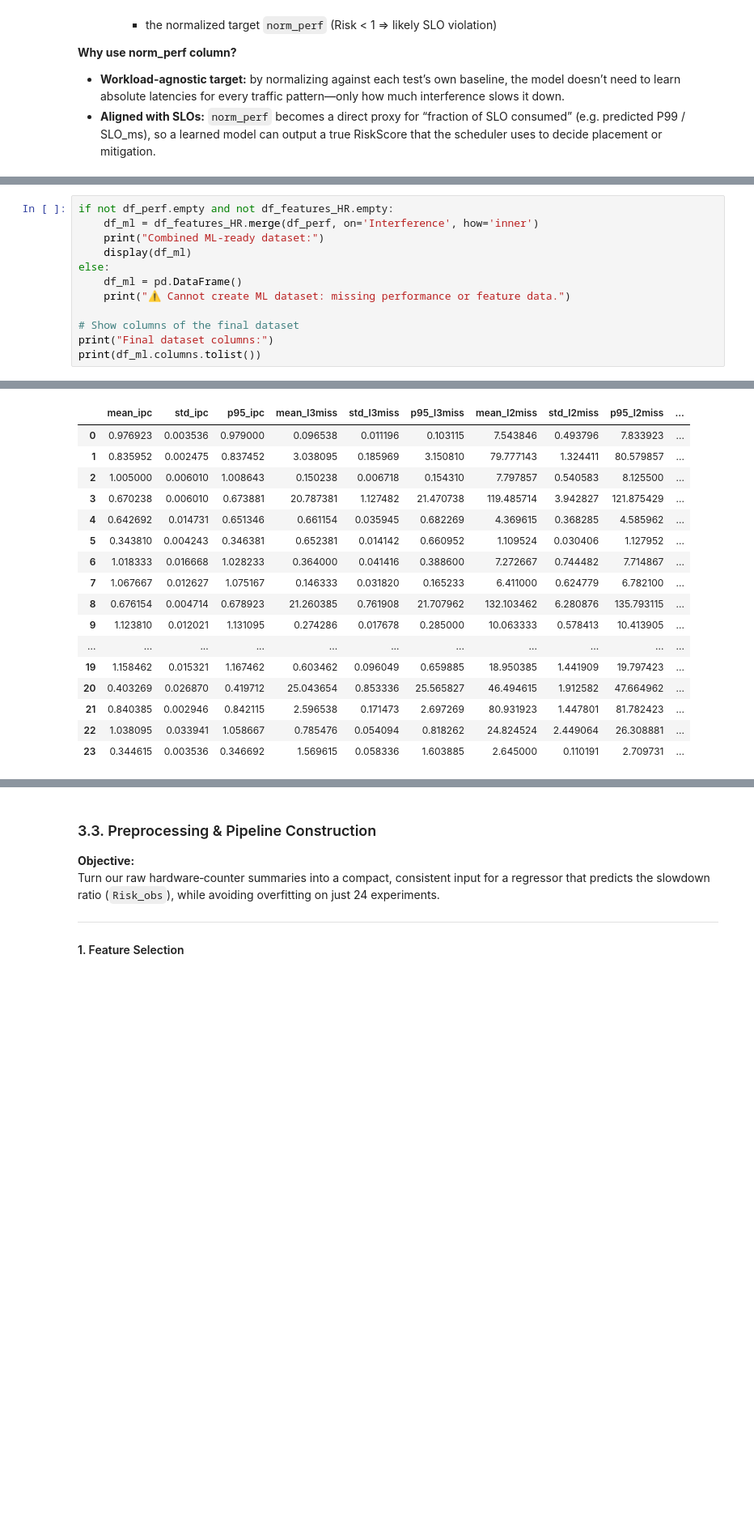
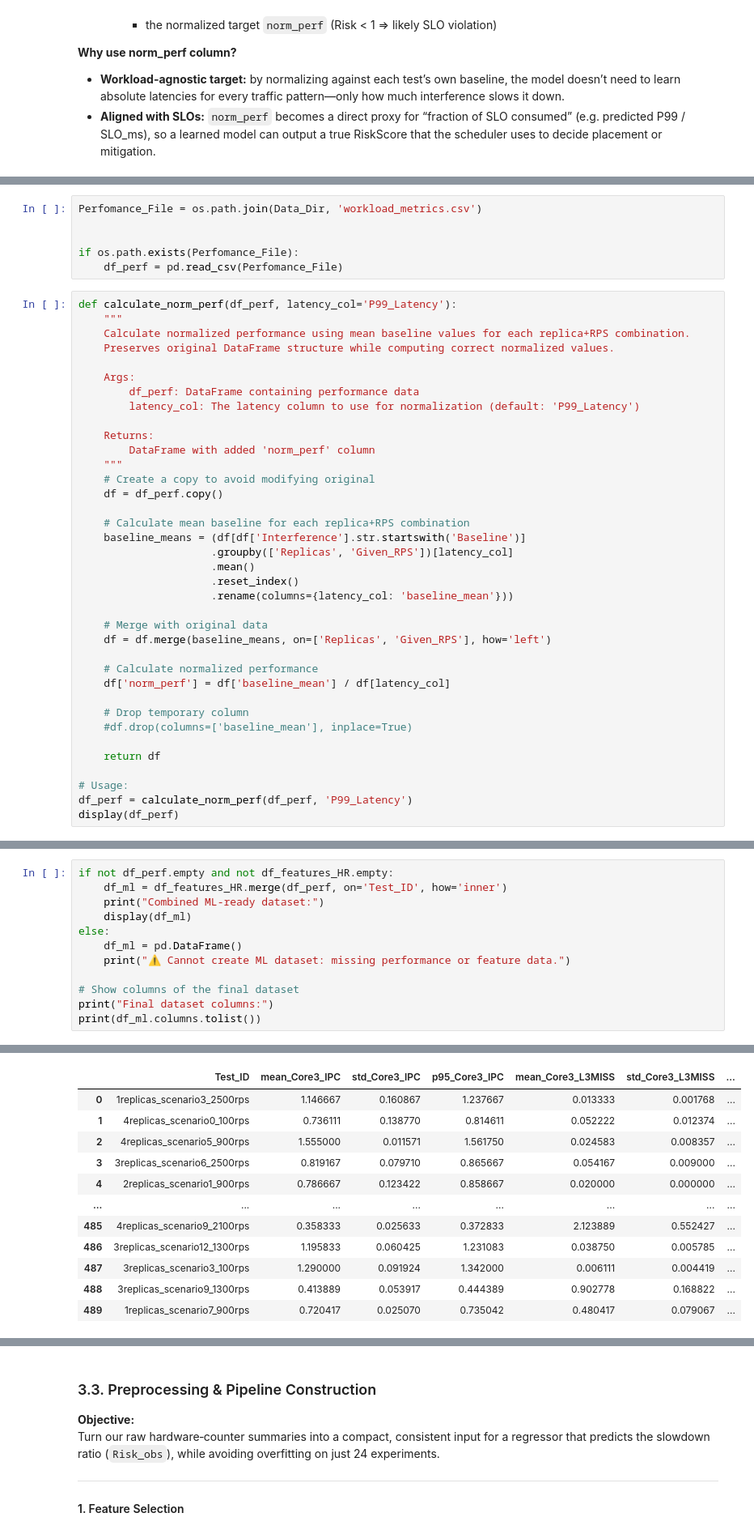
Before and after one commit to georgakopoulosgeo/Interference_Thesis_NTUA, a Jupyter notebook: profiling/slowdown_predictor.ipynb, the cells around one changed output, grey strips where cells are left out. Shown at 81% size. Saved outputs shown, nothing was run; the diff lists cells and outputs as text; blank space fills up the shorter version.

```diff
--- a/profiling/slowdown_predictor.ipynb
+++ b/profiling/slowdown_predictor.ipynb
@@ -659,0 +626,43 @@ display(df_perf.head(5))
+# %%
+Perfomance_File = os.path.join(Data_Dir, 'workload_metrics.csv')
+
+
+if os.path.exists(Perfomance_File):
+    df_perf = pd.read_csv(Perfomance_File)
+# %%
+def calculate_norm_perf(df_perf, latency_col='P99_Latency'):
+    """
+    Calculate normalized performance using mean baseline values for each replica+RPS combination.
+    Preserves original DataFrame structure while computing correct normalized values.
+
+    Args:
+        df_perf: DataFrame containing performance data
+        latency_col: The latency column to use for normalization (default: 'P99_Latency')
+
+    Returns:
+        DataFrame with added 'norm_perf' column
+    """
+    # Create a copy to avoid modifying original
+    df = df_perf.copy()
+
+    # Calculate mean baseline for each replica+RPS combination
+    baseline_means = (df[df['Interference'].str.startswith('Baseline')]
+                     .groupby(['Replicas', 'Given_RPS'])[latency_col]
+                     .mean()
+                     .reset_index()
+                     .rename(columns={latency_col: 'baseline_mean'}))
+
+    # Merge with original data
+    df = df.merge(baseline_means, on=['Replicas', 'Given_RPS'], how='left')
+
+    # Calculate normalized performance
+    df['norm_perf'] = df['baseline_mean'] / df[latency_col]
+
+    # Drop temporary column
+    #df.drop(columns=['baseline_mean'], inplace=True)
+
+    return df
+
+# Usage:
+df_perf = calculate_norm_perf(df_perf, 'P99_Latency')
+display(df_perf)
@@ -660,31 +683,26 @@ display(df_perf.head(5))
 # %%
 if not df_perf.empty and not df_features_HR.empty:
-    df_ml = df_features_HR.merge(df_perf, on='Interference', how='inner')
+    df_ml = df_features_HR.merge(df_perf, on='Test_ID', how='inner')
     print("Combined ML-ready dataset:")
     display(df_ml)
 else:
     df_ml = pd.DataFrame()
     print("⚠️ Cannot create ML dataset: missing performance or feature data.")
 
 # Show columns of the final dataset
 print("Final dataset columns:")
 print(df_ml.columns.tolist())
 # %% [output]
 Combined ML-ready dataset:
-|  | mean_ipc | std_ipc | p95_ipc | mean_l3miss | std_l3miss | p95_l3miss | mean_l2miss | std_l2miss | p95_l2miss | ... |
-| 0 | 0.976923 | 0.003536 | 0.979000 | 0.096538 | 0.011196 | 0.103115 | 7.543846 | 0.493796 | 7.833923 | ... |
-| 1 | 0.835952 | 0.002475 | 0.837452 | 3.038095 | 0.185969 | 3.150810 | 79.777143 | 1.324411 | 80.579857 | ... |
-| 2 | 1.005000 | 0.006010 | 1.008643 | 0.150238 | 0.006718 | 0.154310 | 7.797857 | 0.540583 | 8.125500 | ... |
-| 3 | 0.670238 | 0.006010 | 0.673881 | 20.787381 | 1.127482 | 21.470738 | 119.485714 | 3.942827 | 121.875429 | ... |
-| 4 | 0.642692 | 0.014731 | 0.651346 | 0.661154 | 0.035945 | 0.682269 | 4.369615 | 0.368285 | 4.585962 | ... |
-| 5 | 0.343810 | 0.004243 | 0.346381 | 0.652381 | 0.014142 | 0.660952 | 1.109524 | 0.030406 | 1.127952 | ... |
-| 6 | 1.018333 | 0.016668 | 1.028233 | 0.364000 | 0.041416 | 0.388600 | 7.272667 | 0.744482 | 7.714867 | ... |
-| 7 | 1.067667 | 0.012627 | 1.075167 | 0.146333 | 0.031820 | 0.165233 | 6.411000 | 0.624779 | 6.782100 | ... |
-| 8 | 0.676154 | 0.004714 | 0.678923 | 21.260385 | 0.761908 | 21.707962 | 132.103462 | 6.280876 | 135.793115 | ... |
-| 9 | 1.123810 | 0.012021 | 1.131095 | 0.274286 | 0.017678 | 0.285000 | 10.063333 | 0.578413 | 10.413905 | ... |
-| ... | ... | ... | ... | ... | ... | ... | ... | ... | ... | ... |
-| 19 | 1.158462 | 0.015321 | 1.167462 | 0.603462 | 0.096049 | 0.659885 | 18.950385 | 1.441909 | 19.797423 | ... |
-| 20 | 0.403269 | 0.026870 | 0.419712 | 25.043654 | 0.853336 | 25.565827 | 46.494615 | 1.912582 | 47.664962 | ... |
-| 21 | 0.840385 | 0.002946 | 0.842115 | 2.596538 | 0.171473 | 2.697269 | 80.931923 | 1.447801 | 81.782423 | ... |
-| 22 | 1.038095 | 0.033941 | 1.058667 | 0.785476 | 0.054094 | 0.818262 | 24.824524 | 2.449064 | 26.308881 | ... |
-| 23 | 0.344615 | 0.003536 | 0.346692 | 1.569615 | 0.058336 | 1.603885 | 2.645000 | 0.110191 | 2.709731 | ... |
+|  | Test_ID | mean_Core3_IPC | std_Core3_IPC | p95_Core3_IPC | mean_Core3_L3MISS | std_Core3_L3MISS | ... |
+| 0 | 1replicas_scenario3_2500rps | 1.146667 | 0.160867 | 1.237667 | 0.013333 | 0.001768 | ... |
+| 1 | 4replicas_scenario0_100rps | 0.736111 | 0.138770 | 0.814611 | 0.052222 | 0.012374 | ... |
+| 2 | 4replicas_scenario5_900rps | 1.555000 | 0.011571 | 1.561750 | 0.024583 | 0.008357 | ... |
+| 3 | 3replicas_scenario6_2500rps | 0.819167 | 0.079710 | 0.865667 | 0.054167 | 0.009000 | ... |
+| 4 | 2replicas_scenario1_900rps | 0.786667 | 0.123422 | 0.858667 | 0.020000 | 0.000000 | ... |
+| ... | ... | ... | ... | ... | ... | ... | ... |
+| 485 | 4replicas_scenario9_2100rps | 0.358333 | 0.025633 | 0.372833 | 2.123889 | 0.552427 | ... |
+| 486 | 3replicas_scenario12_1300rps | 1.195833 | 0.060425 | 1.231083 | 0.038750 | 0.005785 | ... |
+| 487 | 3replicas_scenario3_100rps | 1.290000 | 0.091924 | 1.342000 | 0.006111 | 0.004419 | ... |
+| 488 | 3replicas_scenario9_1300rps | 0.413889 | 0.053917 | 0.444389 | 0.902778 | 0.168822 | ... |
+| 489 | 1replicas_scenario7_900rps | 0.720417 | 0.025070 | 0.735042 | 0.480417 | 0.079067 | ... |
```
Also changed, not shown: parts of 10 cells of this notebook.
